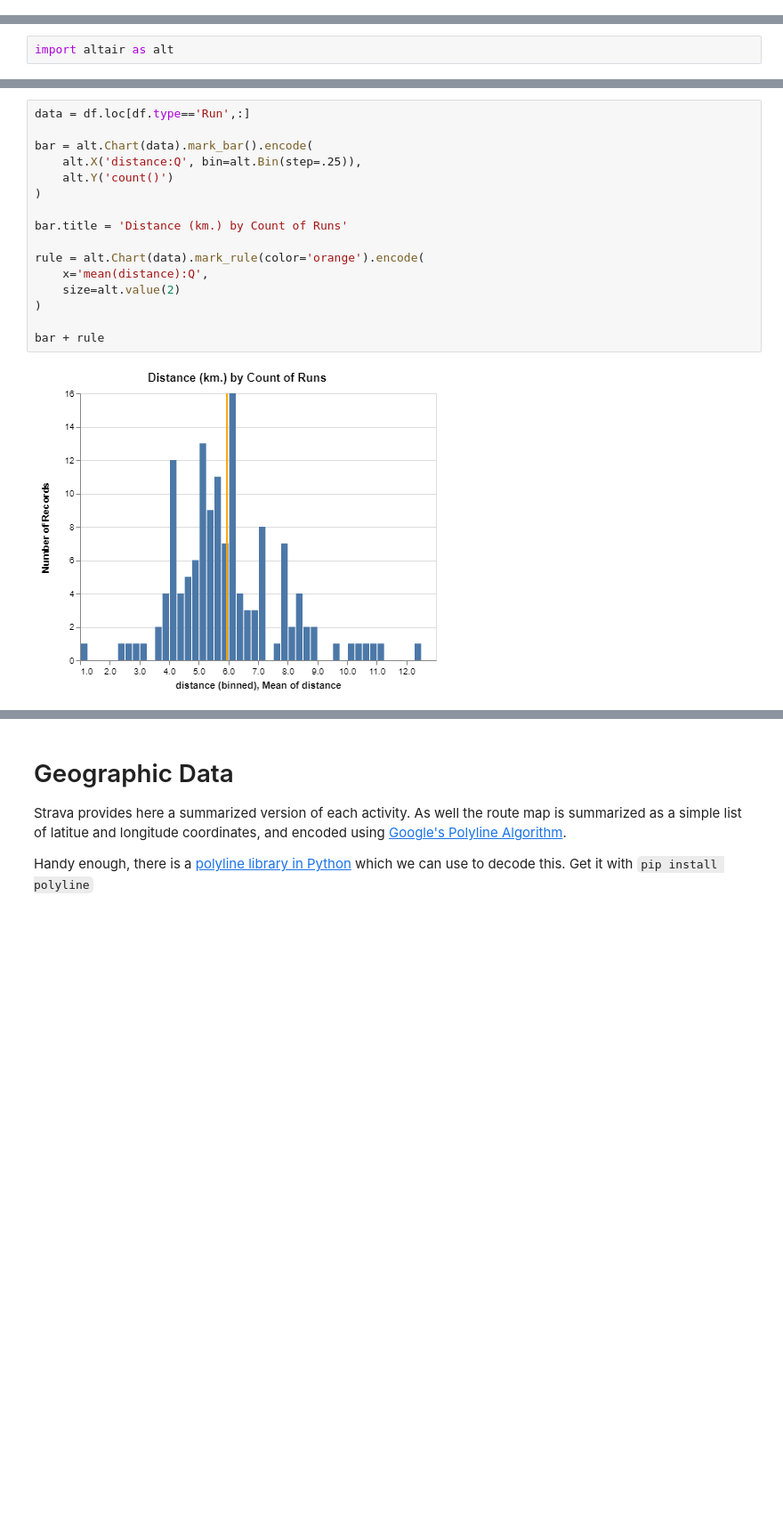
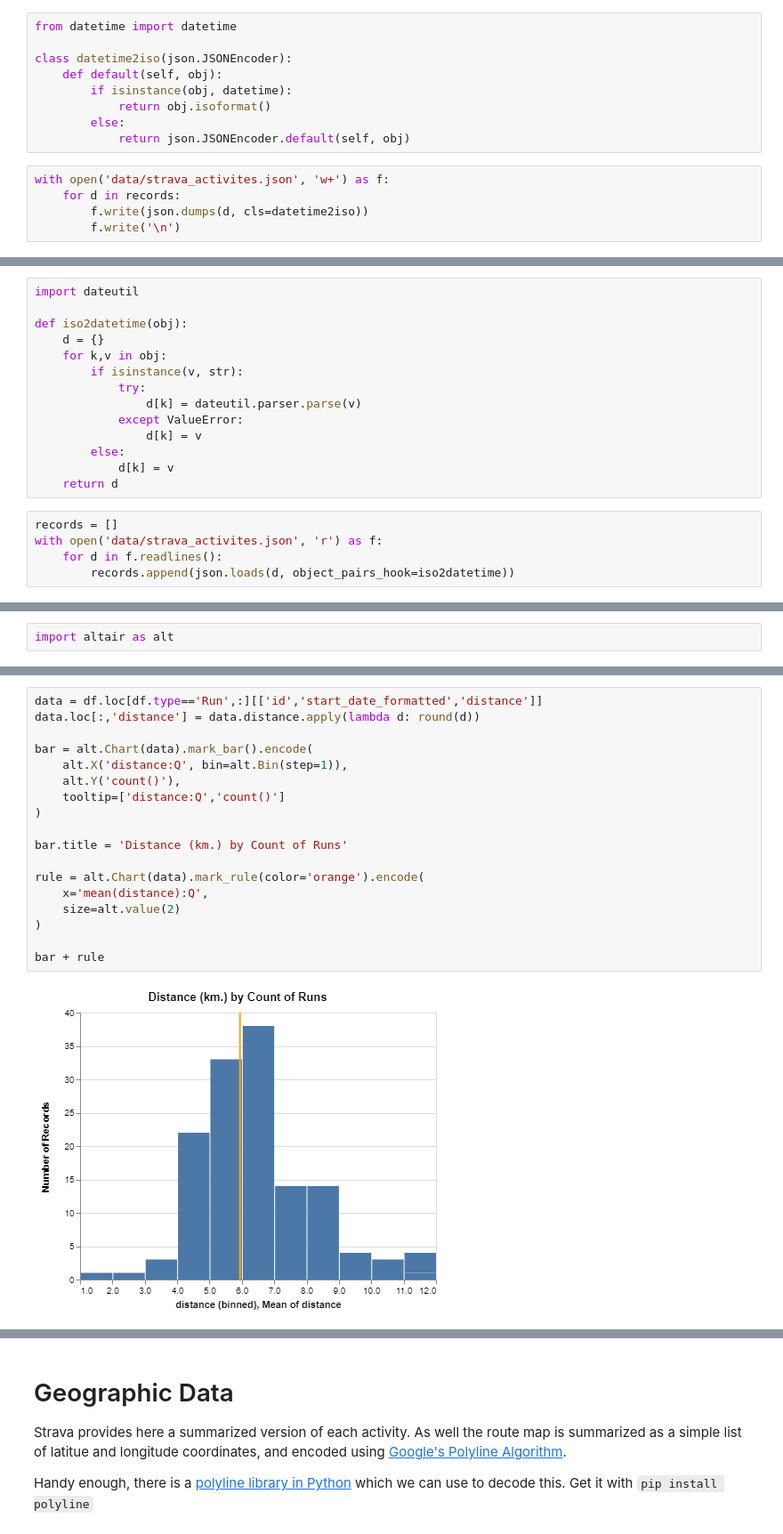
Before and after one commit to knanne/knanne.github.io, a Jupyter notebook: _notebooks/jupyter/visualize_strava_data_in_python.ipynb, the cells around one changed output, grey strips where cells are left out. Shown at 89% size. Cells and saved outputs as stored; diff of their text form; blank space fills up the shorter version.

```diff
--- a/_notebooks/jupyter/visualize_strava_data_in_python.ipynb
+++ b/_notebooks/jupyter/visualize_strava_data_in_python.ipynb
@@ -173,0 +188,14 @@ datetime.datetime(2013, 3, 6, 3, 38, 23, tzinfo=tzutc())
+# %%
+from datetime import datetime
+
+class datetime2iso(json.JSONEncoder):
+    def default(self, obj):
+        if isinstance(obj, datetime):
+            return obj.isoformat()
+        else:
+            return json.JSONEncoder.default(self, obj)
+# %%
+with open('data/strava_activites.json', 'w+') as f:
+    for d in records:
+        f.write(json.dumps(d, cls=datetime2iso))
+        f.write('\n')
@@ -173,0 +204,19 @@ datetime.datetime(2013, 3, 6, 3, 38, 23, tzinfo=tzutc())
+# %%
+import dateutil
+
+def iso2datetime(obj):
+    d = {}
+    for k,v in obj:
+        if isinstance(v, str):
+            try:
+                d[k] = dateutil.parser.parse(v)
+            except ValueError:
+                d[k] = v
+        else:
+            d[k] = v
+    return d
+# %%
+records = []
+with open('data/strava_activites.json', 'r') as f:
+    for d in f.readlines():
+        records.append(json.loads(d, object_pairs_hook=iso2datetime))
@@ -290,20 +365,22 @@ bar + rule
 # %%
-data = df.loc[df.type=='Run',:]
+data = df.loc[df.type=='Run',:][['id','start_date_formatted','distance']]
+data.loc[:,'distance'] = data.distance.apply(lambda d: round(d))
 
 bar = alt.Chart(data).mark_bar().encode(
-    alt.X('distance:Q', bin=alt.Bin(step=.25)),
-    alt.Y('count()')
+    alt.X('distance:Q', bin=alt.Bin(step=1)),
+    alt.Y('count()'),
+    tooltip=['distance:Q','count()']
 )
 
 bar.title = 'Distance (km.) by Count of Runs'
 
 rule = alt.Chart(data).mark_rule(color='orange').encode(
     x='mean(distance):Q',
     size=alt.value(2)
 )
 
 bar + rule
 # %% [output]
-[figure, old version]
+[figure, new version]
 # %%
 data = df.loc[df['type'].isin(['Run','Ride']),:]
```
Also changed, not shown: parts of 29 cells of this notebook, 5 other files.
